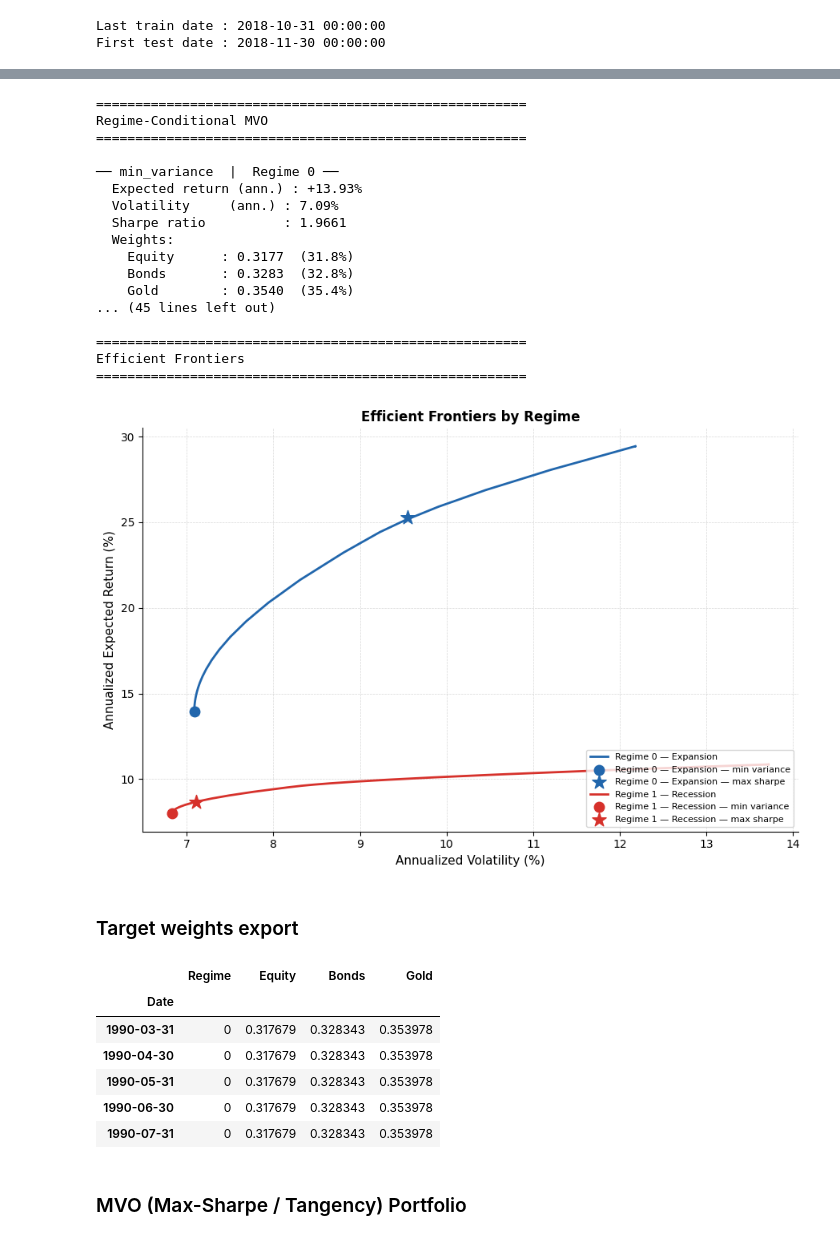
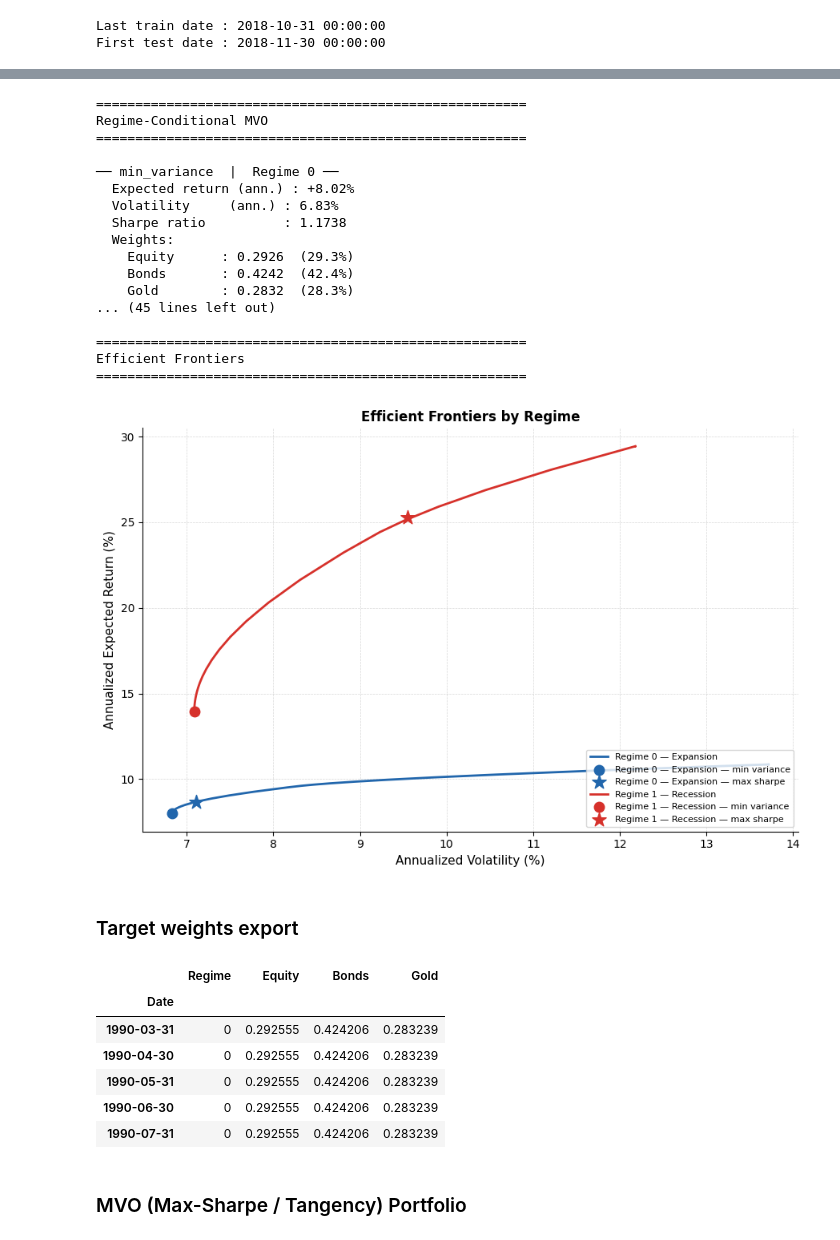
Before and after one commit to AsadAliAkhtar/Capstone_Project_Group_14085, a Jupyter notebook: notebooks/04_msvar_experiments.ipynb, the cells around one changed output, grey strips where cells are left out. Cells and saved outputs as stored; diff of their text form; code cells hidden in the pictures.

```diff
--- a/notebooks/04_msvar_experiments.ipynb
+++ b/notebooks/04_msvar_experiments.ipynb
@@ -140,5 +140,10 @@ Filtered probs shape: (2, 430)
 Sum to 1: True
 # %%
 states_sequence = result.regime_sequence(use_smoothed=True)
+# Remap so that the minority state (recession) is always label 1,
+# matching the HMM notebook convention (State 0 = expansion, State 1 = recession).
+counts = np.bincount(states_sequence)
+if counts[0] < counts[1]:
+    states_sequence = 1 - states_sequence
 print("State counts:", np.unique(states_sequence, return_counts=True))
 # %% [output]
@@ -265,55 +270,52 @@ Regime-Conditional MVO
 =======================================================
 
 ── min_variance  |  Regime 0 ──
-  Expected return (ann.) : +13.93%
-  Volatility     (ann.) : 7.09%
-  Sharpe ratio          : 1.9661
+  Expected return (ann.) : +8.02%
+  Volatility     (ann.) : 6.83%
+  Sharpe ratio          : 1.1738
   Weights:
-    Equity      : 0.3177  (31.8%)
-    Bonds       : 0.3283  (32.8%)
-    Gold        : 0.3540  (35.4%)
+    Equity      : 0.2926  (29.3%)
+    Bonds       : 0.4242  (42.4%)
+    Gold        : 0.2832  (28.3%)
 ... (45 lines left out)
 
 =======================================================
 Efficient Frontiers
 =======================================================
-[figure, old version]
+[figure, new version]
 # %% [markdown]
 ### Target weights export
 # %%
 output_path = os.path.join("..", "outputs/tables")
 weights_by_regime = {
     k: results[k]['min_variance'].weights
     for k in results
 }
 
 states_sequence_series = pd.Series(states_sequence, index=dates_train[1:], name='MSVAR State')
-# Switching labels: 0 -> 1, 1 -> 0
-states_sequence_series += 1
-states_sequence_series[states_sequence_series == 2] = 0
 
 rows = []
 for date, regime in states_sequence_series.items():
     w = weights_by_regime[regime]
     rows.append({
         'Date':   date,
         'Regime': regime,
         'Equity': w[0],
         'Bonds':  w[1],
         'Gold':   w[2],
     })
 
 df_target_weights = pd.DataFrame(rows).set_index('Date')
 df_target_weights.to_csv(os.path.join(output_path, "msvar_target_weights.csv"))
 df_target_weights.head()
 # %% [output]
 |  | Regime | Equity | Bonds | Gold |
 | Date |  |  |  |  |
-| 1990-03-31 | 0 | 0.317679 | 0.328343 | 0.353978 |
-| 1990-04-30 | 0 | 0.317679 | 0.328343 | 0.353978 |
-| 1990-05-31 | 0 | 0.317679 | 0.328343 | 0.353978 |
-| 1990-06-30 | 0 | 0.317679 | 0.328343 | 0.353978 |
-| 1990-07-31 | 0 | 0.317679 | 0.328343 | 0.353978 |
+| 1990-03-31 | 0 | 0.292555 | 0.424206 | 0.283239 |
+| 1990-04-30 | 0 | 0.292555 | 0.424206 | 0.283239 |
+| 1990-05-31 | 0 | 0.292555 | 0.424206 | 0.283239 |
+| 1990-06-30 | 0 | 0.292555 | 0.424206 | 0.283239 |
+| 1990-07-31 | 0 | 0.292555 | 0.424206 | 0.283239 |
 # %% [markdown]
 ### MVO (Max-Sharpe / Tangency) Portfolio
 # %%
```
Also changed, not shown: parts of 17 cells of this notebook, 12 other files.
